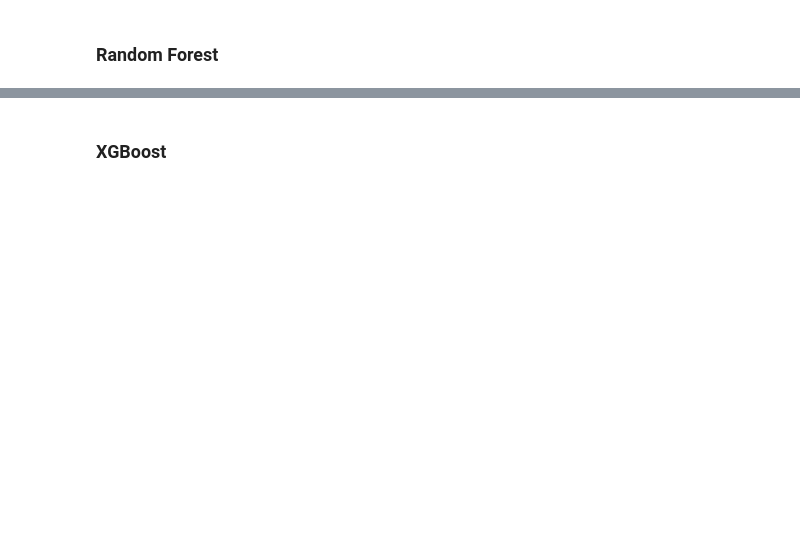
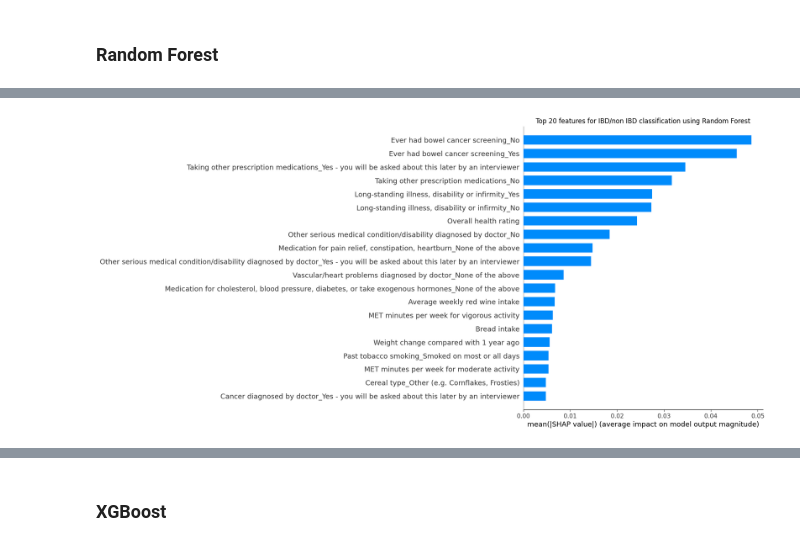
Before and after one commit to fsalamancar/Horizontal_UKB, a Jupyter notebook: phenotype/phenotype2.ipynb, the cells around one changed output, grey strips where cells are left out. Saved outputs shown, nothing was run; the diff lists cells and outputs as text; code cells hidden in the pictures; blank space fills up the shorter version.

```diff
--- a/phenotype/phenotype2.ipynb
+++ b/phenotype/phenotype2.ipynb
@@ -411,2 +957,25 @@ pheno_categorical_ordinal
 # %% [markdown]
 ### Lasso
+# %%
+#Regresion lasso
+
+from sklearn.linear_model import Lasso
+from sklearn.model_selection import train_test_split
+from sklearn.metrics import mean_squared_error, r2_score
+
+
+X = pheno_final.drop('Condition', axis=1)
+y = pheno_final['Condition']
+
+X_train, X_test, y_train, y_test = train_test_split(X, y, test_size=0.2, random_state=42)
+
+lasso = Lasso(alpha=0.1)
+lasso.fit(X_train, y_train)
+
+y_pred = lasso.predict(X_test)
+
+mse = mean_squared_error(y_test, y_pred)
+r2 = r2_score(y_test, y_pred)
+
+print(f"Mean Squared Error: {mse}")
+print(f"R-squared: {r2}")
@@ -414,0 +990,10 @@ pheno_categorical_ordinal
+# %%
+# Entrenar modelo
+clf = RandomForestClassifier(n_estimators=1000, random_state=42)
+clf.fit(X_train, y_train)
+
+# Predicción
+y_pred = clf.predict(X_test)
+
+# Evaluar
+print(classification_report(y_test, y_pred))
@@ -414,0 +1032,14 @@ pheno_categorical_ordinal
+# %%
+explainer = shap.Explainer(clf)
+shap_values = explainer.shap_values(X_test)
+# %%
+X_test = X_test.apply(pd.to_numeric, errors='coerce')
+# %%
+# Crear el plot SHAP (summary bar plot)
+shap.summary_plot(shap_values[:,:,1], X_test, show=False, plot_type="bar", max_display=20)
+# Agregar título con matplotlib
+plt.title("Top 20 features for IBD/non IBD classification using Random Forest")
+# Mostrar la figura con el título
+plt.show()
+# %% [output]
+[figure, added]
```
Also changed, not shown: parts of 41 cells of this notebook, 1 other file.
